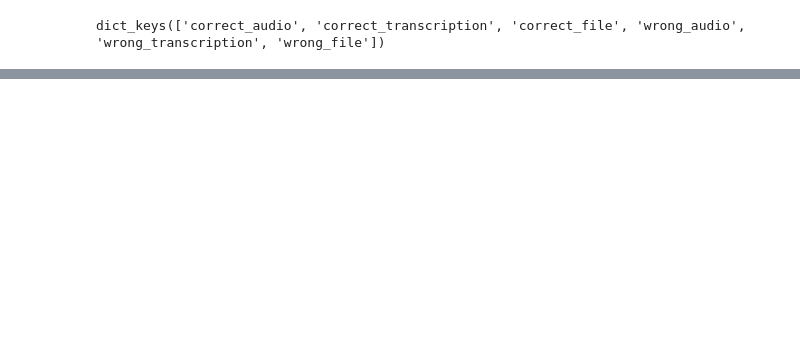
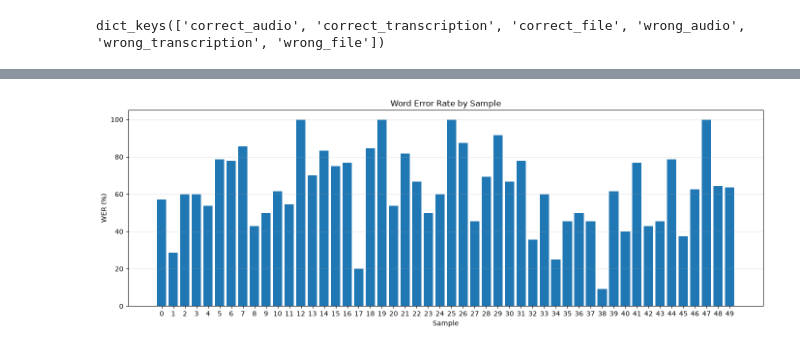
Before and after one commit to nielsenash/code-switching, a Jupyter notebook: code-switching.ipynb, the cells around one changed output, grey strips where cells are left out. Cells and saved outputs as stored; diff of their text form; code cells hidden in the pictures; blank space fills up the shorter version.

```diff
--- a/code-switching.ipynb
+++ b/code-switching.ipynb
@@ -114,7 +102,8 @@ Number of examples: 100
 # %%
-for i in range(5):
-    example = dataset[i]
-    print(f"Example {i}")
-    print("Correct transcription:", example["correct_transcription"])
-    print("Wrong transcription:", example["wrong_transcription"])
-    print("-" * 50)
+def print_sample_transcriptions(dataset, num_samples=5):
+    for i in range(num_samples):
+        example = dataset[i]
+        print(f"Example {i}")
+        print("Correct transcription:", example["correct_transcription"])
+        print("Wrong transcription:", example["wrong_transcription"])
+        print("-" * 50)
@@ -318,2 +258,17 @@ Sample 6
 [interactive output not drawn]
 ... (9 outputs left out)
+# %%
+plot_df = df.sort_values("id")
+
+plt.figure(figsize=(14, 5))
+plt.bar(plot_df["id"], plot_df["wer"] * 100)
+plt.xlabel("Sample")
+plt.ylabel("WER (%)")
+plt.title("Word Error Rate by Sample")
+plt.xticks(plot_df["id"])
+plt.ylim(bottom=0)
+plt.grid(axis="y", alpha=0.3)
+plt.tight_layout()
+plt.show()
+# %% [output]
+[figure, added]
```
Also changed, not shown: parts of 18 cells of this notebook, 1 other file.
